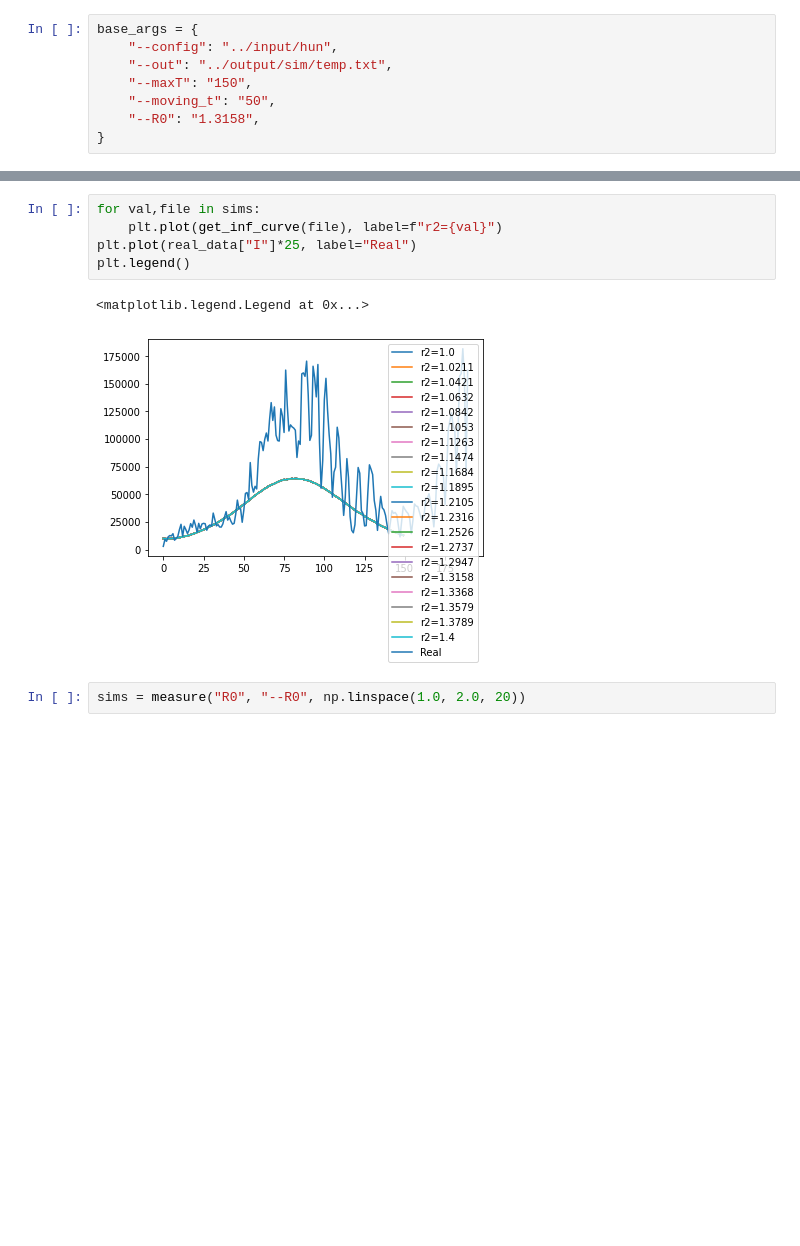
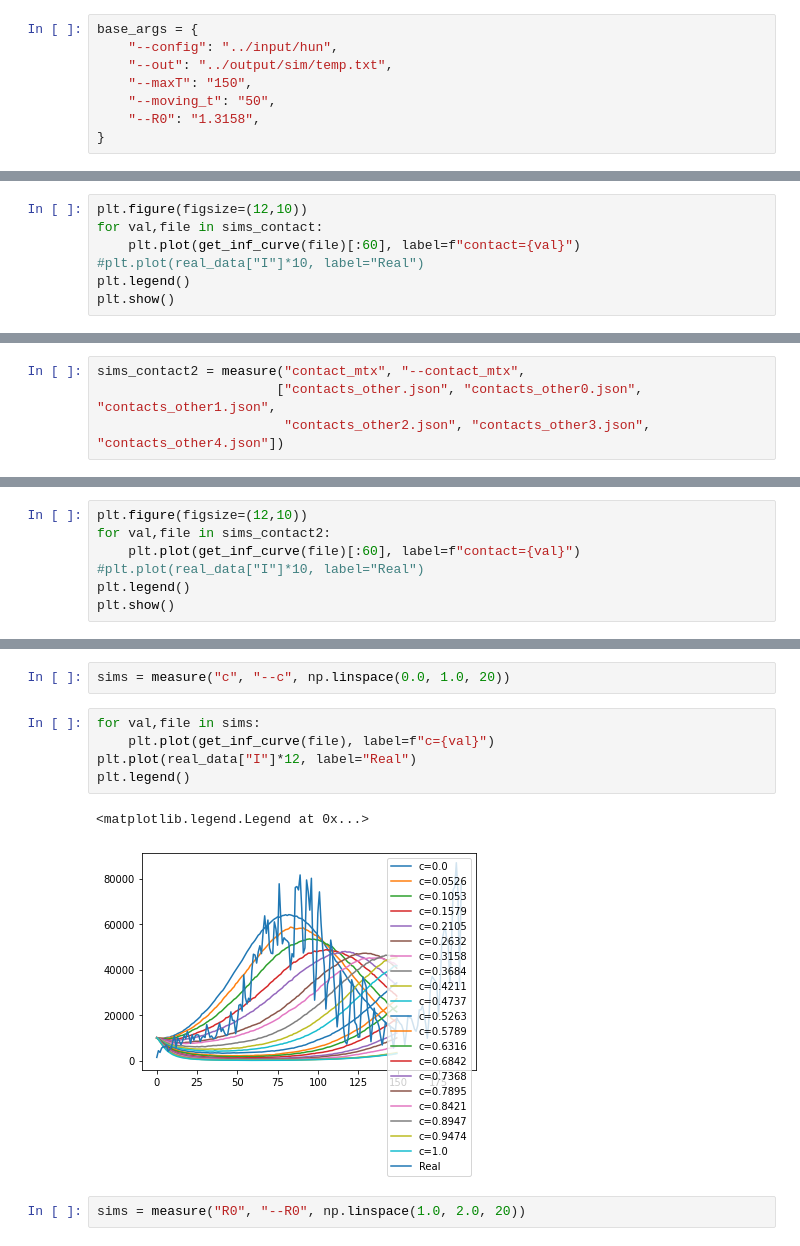
Before and after one commit to kolokcse/covid19-santiago, a Jupyter notebook: code/hun_codes/stats.ipynb, the cells around one changed output, grey strips where cells are left out. Cells and saved outputs as stored; diff of their text form; blank space fills up the shorter version.

```diff
--- a/code/hun_codes/stats.ipynb
+++ b/code/hun_codes/stats.ipynb
@@ -403,0 +515,7 @@ sims = measure("r2", "--r2", np.linspace(1.0, 1.4, 20))
+# %%
+plt.figure(figsize=(12,10))
+for val,file in sims_contact:
+    plt.plot(get_inf_curve(file)[:60], label=f"contact={val}")
+#plt.plot(real_data["I"]*10, label="Real")
+plt.legend()
+plt.show()
@@ -403,0 +531,4 @@ sims = measure("r2", "--r2", np.linspace(1.0, 1.4, 20))
+# %%
+sims_contact2 = measure("contact_mtx", "--contact_mtx",
+                       ["contacts_other.json", "contacts_other0.json", "contacts_other1.json",
+                        "contacts_other2.json", "contacts_other3.json", "contacts_other4.json"])
@@ -403,0 +537,7 @@ sims = measure("r2", "--r2", np.linspace(1.0, 1.4, 20))
+# %%
+plt.figure(figsize=(12,10))
+for val,file in sims_contact2:
+    plt.plot(get_inf_curve(file)[:60], label=f"contact={val}")
+#plt.plot(real_data["I"]*10, label="Real")
+plt.legend()
+plt.show()
@@ -404,11 +554,13 @@ sims = measure("r2", "--r2", np.linspace(1.0, 1.4, 20))
+# %%
+sims = measure("c", "--c", np.linspace(0.0, 1.0, 20))
 # %%
 for val,file in sims:
-    plt.plot(get_inf_curve(file), label=f"r2={val}")
-plt.plot(real_data["I"]*25, label="Real")
+    plt.plot(get_inf_curve(file), label=f"c={val}")
+plt.plot(real_data["I"]*12, label="Real")
 plt.legend()
 # %% [output]
 <matplotlib.legend.Legend at 0x...>
-[figure, old version]
+[figure, new version]
 # %%
 sims = measure("R0", "--R0", np.linspace(1.0, 2.0, 20))
 # %%
```
Also changed, not shown: parts of 23 cells of this notebook, 9 other files.
